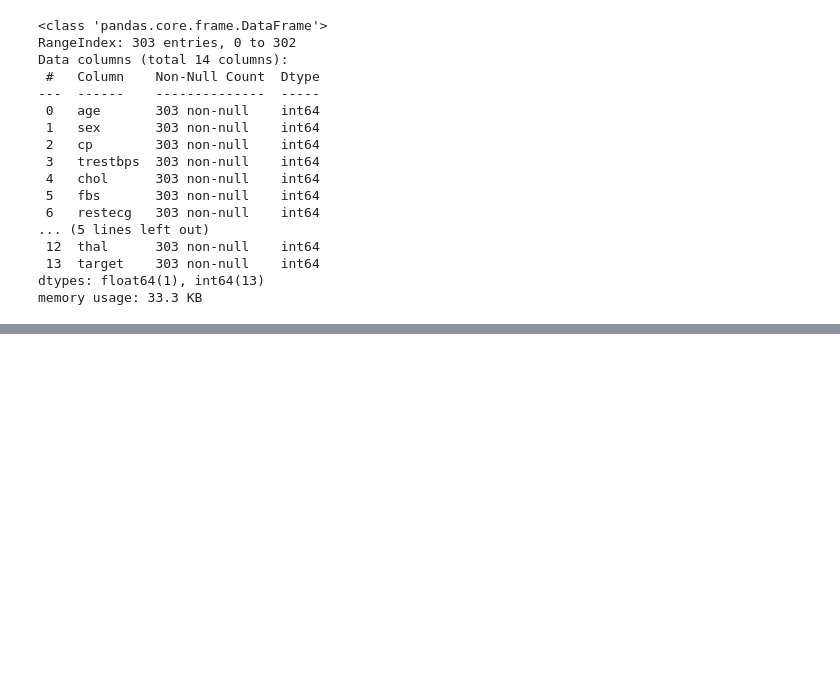
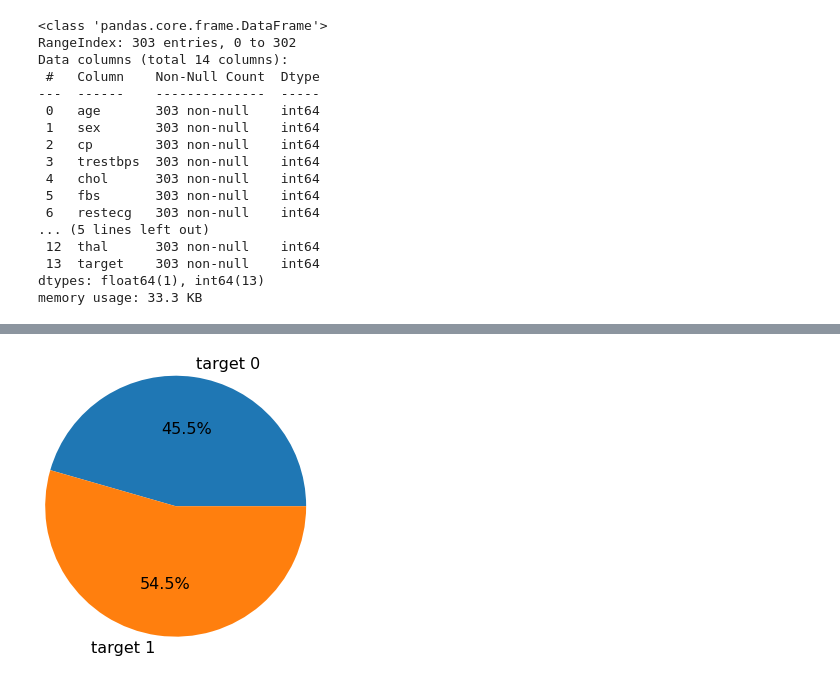
Before and after one commit to LucianPopaLVP/Project-4---Unsupervised-Machine-Learning, a Jupyter notebook: heart_disease_report_unsupervised_learning.ipynb, the cells around one changed output, grey strips where cells are left out. Cells and saved outputs as stored; diff of their text form; code cells hidden in the pictures; blank space fills up the shorter version.

```diff
--- a/heart_disease_report_unsupervised_learning.ipynb
+++ b/heart_disease_report_unsupervised_learning.ipynb
@@ -122,5 +122,12 @@ df.describe()
 | max | 77.000000 | 1.000000 | 3.000000 | 200.000000 | 564.000000 | 1.000000 | 2.000000 | 202.000000 | 1.000000 | 6.200000 | 2.000000 | ... |
 # %%
 # plot percentage of the people with heart disease
+
+# set the target column for this plot
 df_target = df.groupby("target").size()
-df_target
+
+# set up the plot
+plt.pie(df_target.values, labels = ["target 0", "target 1"], autopct='%1.1f%%', radius = 1.5, textprops = {"fontsize" : 16})
+plt.show()
+# %% [output]
+[figure, added]
```
Also changed, not shown: parts of 18 cells of this notebook.
